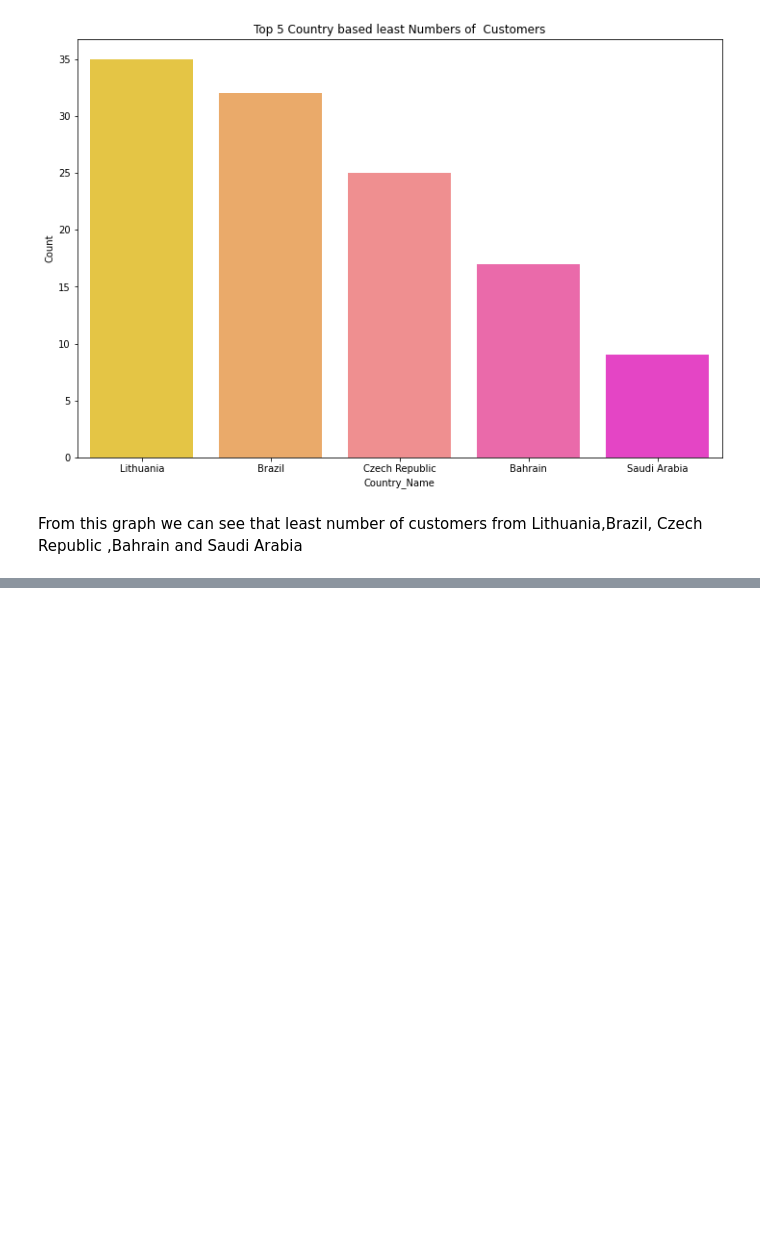
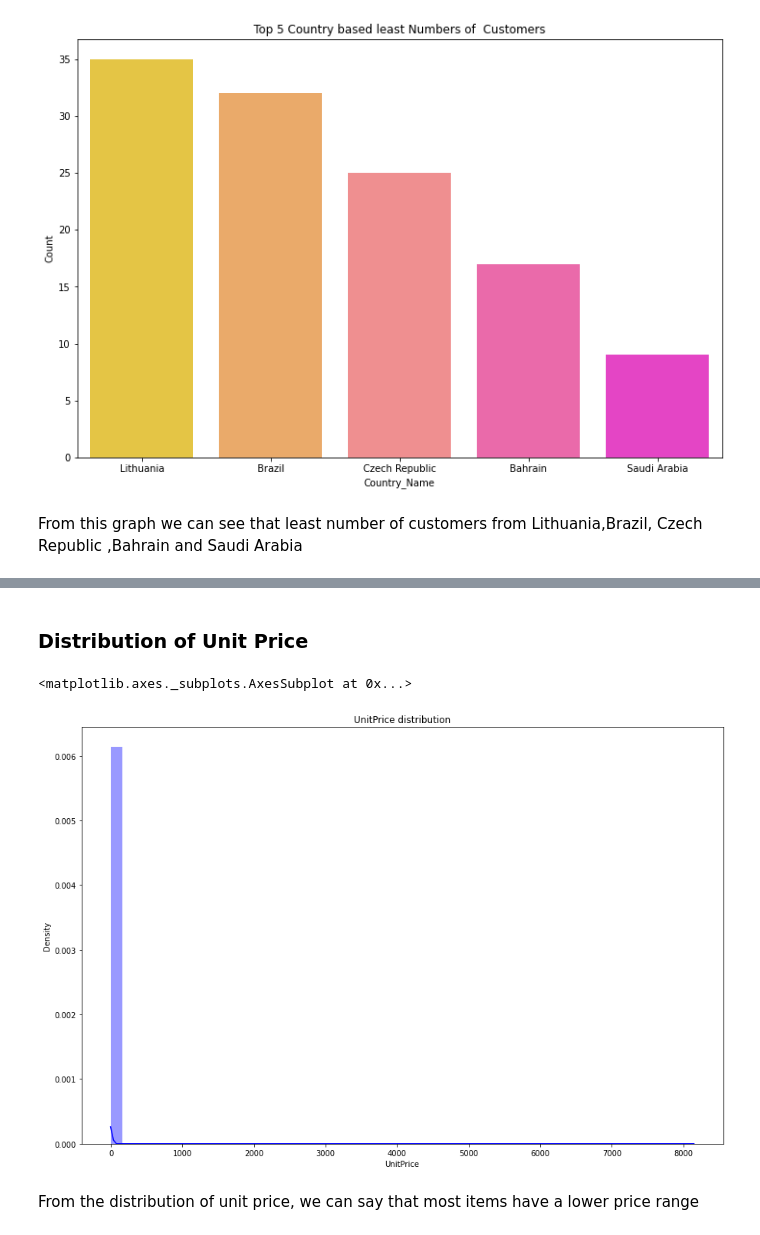
Before and after one commit to Tanushri920/Online-Retail-Customer-Segmentation, a Jupyter notebook: Online_Retail_Customer_Segmentation_Capstone_Project.ipynb, the cells around one changed output, grey strips where cells are left out. Drawn from its saved outputs; the diff is of its cells as text; code cells hidden in the pictures; blank space fills up the shorter version.

```diff
--- a/Online_Retail_Customer_Segmentation_Capstone_Project.ipynb
+++ b/Online_Retail_Customer_Segmentation_Capstone_Project.ipynb
@@ -371,0 +390,12 @@ From this graph we can see that least number of customers from Lithuania,Brazil,
+# %% [markdown]
+### **Distribution of Unit Price**
+# %%
+#distribution of unit price
+plt.figure(figsize=(15,10))
+plt.title('UnitPrice distribution')
+sns.distplot(df['UnitPrice'],color="b")
+# %% [output]
+<matplotlib.axes._subplots.AxesSubplot at 0x...>
+[figure, added]
+# %% [markdown]
+From the distribution of unit price, we can say that most items have a lower price range
```
Also changed, not shown: parts of 23 cells of this notebook.
